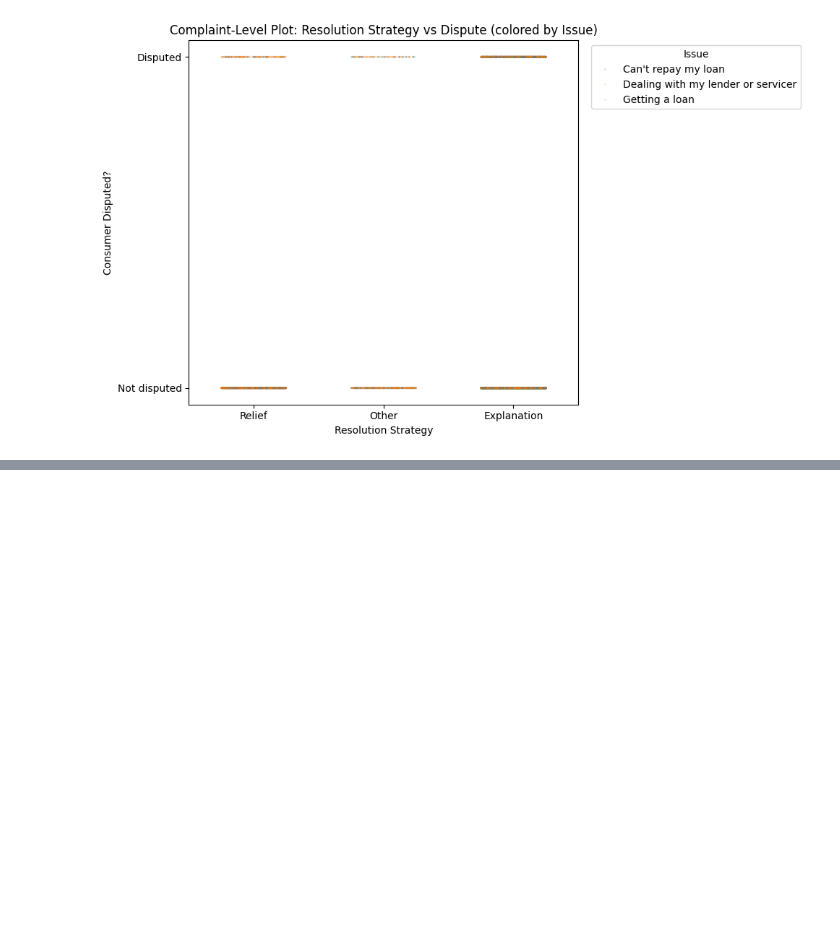
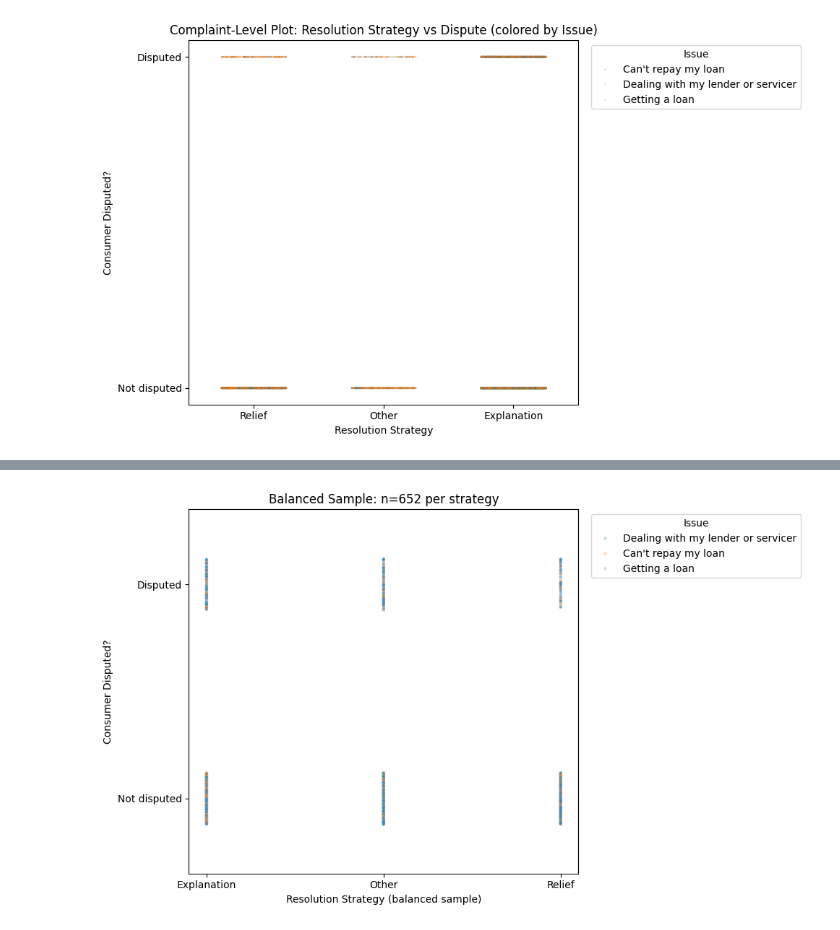
Before and after one commit to HuiqiZhao1/eco225-project-HuiqiZhao, a Jupyter notebook: Project 1/data_analysis.ipynb, the cells around one changed output, grey strips where cells are left out. Cells and saved outputs as stored; diff of their text form; code cells hidden in the pictures; blank space fills up the shorter version.

```diff
--- a/Project 1/data_analysis.ipynb
+++ b/Project 1/data_analysis.ipynb
@@ -311,0 +474,22 @@ plt.show()
+# %%
+import numpy as np
+import pandas as pd
+import seaborn as sns
+import matplotlib.pyplot as plt
+
+# 0) 确保 response_clean 存在
+print("has response_clean in df?", "response_clean" in df.columns)
+
+# 1) 取每个 strategy 的最小样本量
+n_per = df["response_clean"].value_counts().min()
+print("n_per =", n_per)
+
+# 2) 用 groupby().sample() 平衡抽样（不会丢列）
+df_bal = (
+    df.groupby("response_clean", group_keys=False)
+      .sample(n=n_per, random_state=42)
+      .reset_index(drop=True)
+)
+
+print("has response_clean in df_bal?", "response_clean" in df_bal.columns)
+print(df_bal.columns)
@@ -311,0 +509,24 @@ plt.show()
+# %%
+rng = np.random.default_rng(42)
+df_bal["dispute_jitter"] = df_bal["dispute_bin"] + rng.uniform(-0.12, 0.12, size=len(df_bal))
+
+plt.figure(figsize=(10,6))
+sns.scatterplot(
+    data=df_bal,
+    x="response_clean",
+    y="dispute_jitter",
+    hue="issue",
+    s=10,
+    alpha=0.25
+)
+
+plt.yticks([0,1], ["Not disputed", "Disputed"])
+plt.ylim(-0.35, 1.35)
+plt.xlabel("Resolution Strategy (balanced sample)")
+plt.ylabel("Consumer Disputed?")
+plt.title(f"Balanced Sample: n={n_per} per strategy")
+plt.legend(title="Issue", bbox_to_anchor=(1.02,1), loc="upper left")
+plt.tight_layout()
+plt.show()
+# %% [output]
+[figure, added]
```
Also changed, not shown: parts of 13 cells of this notebook, 7 other files.
